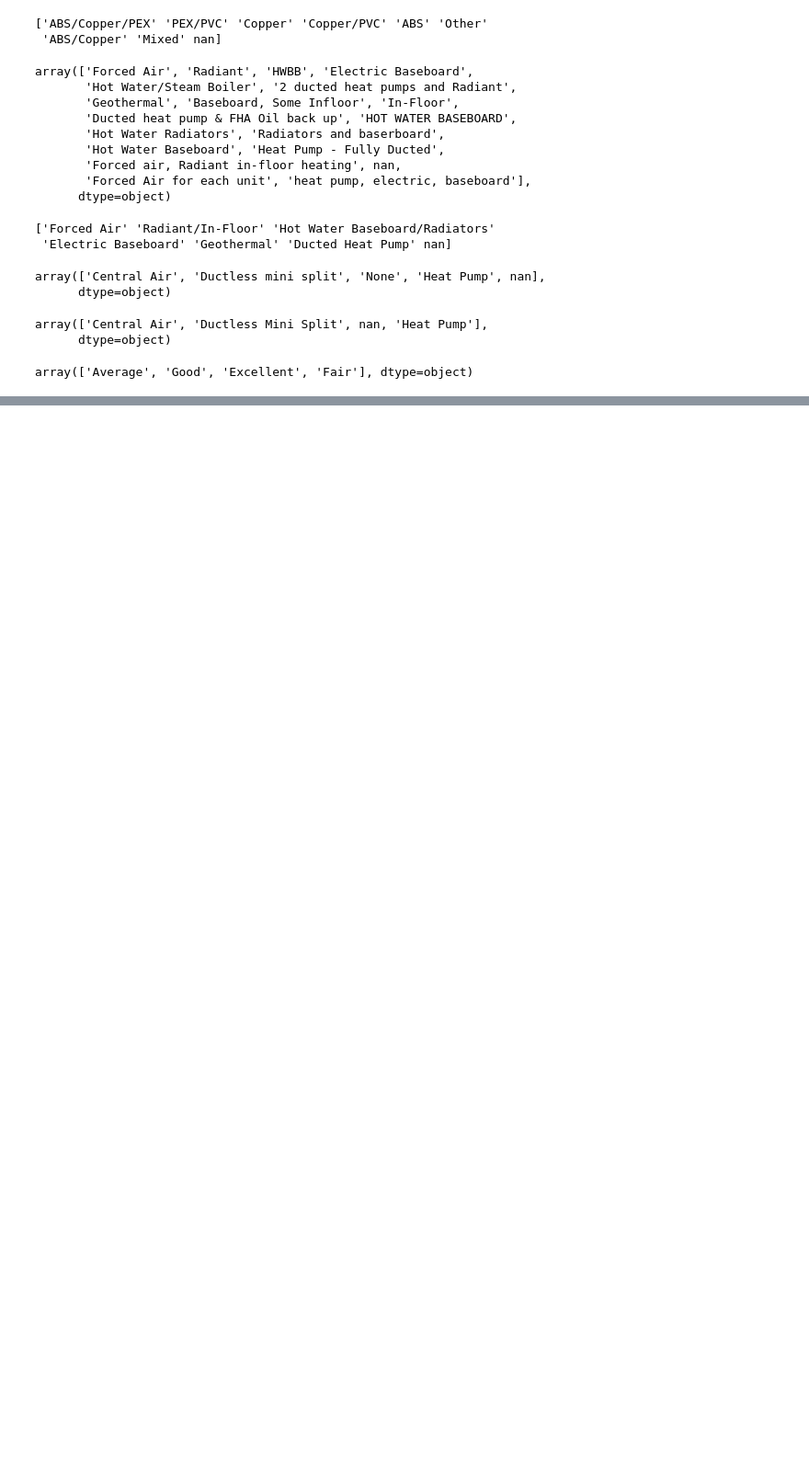
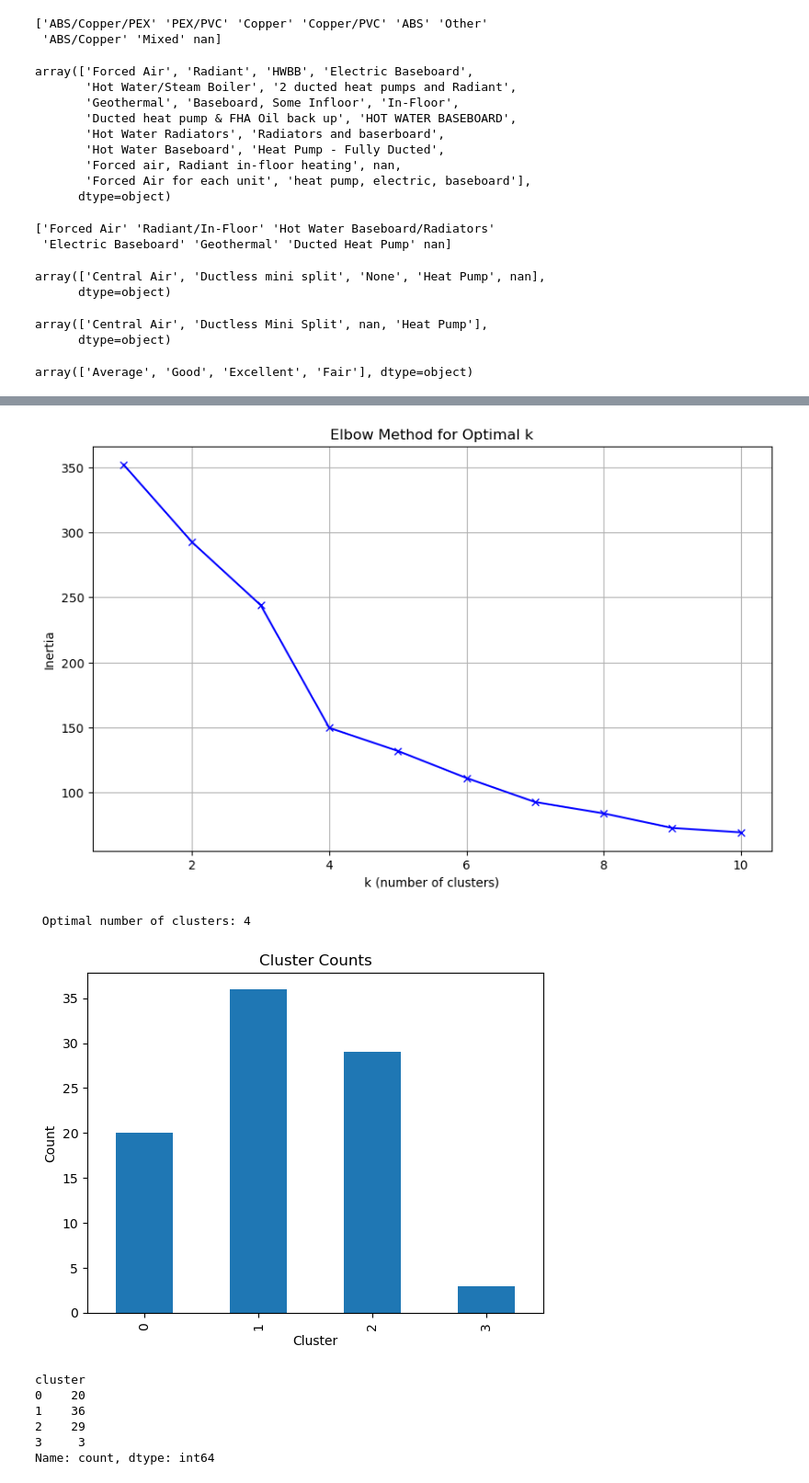
Before and after one commit to pranjali-22/Property-Recommendation-System, a Jupyter notebook: pipeline.ipynb, the cells around one changed output, grey strips where cells are left out. Shown at 92% size. Cells and saved outputs as stored; diff of their text form; code cells hidden in the pictures; blank space fills up the shorter version.

```diff
--- a/pipeline.ipynb
+++ b/pipeline.ipynb
@@ -1405,0 +1504,49 @@ normalized_df.describe()
+# %%
+numeric_parsed_columns = [
+    'subject.num_baths_parsed',
+    'subject.num_beds_parsed',
+    'subject.effective_age_parsed',
+    'subject.remaining_economic_life_parsed'
+]
+X = normalized_df[numeric_parsed_columns]
+imputer = SimpleImputer(strategy = "median")
+X_imputed = imputer.fit_transform(X)
+scaler = StandardScaler()
+X_scaled = scaler.fit_transform(X_imputed)
+interias = []
+k_values = range(1,11)
+for k in k_values:
+    kmeans = KMeans(n_clusters = k, random_state = 42)
+    kmeans.fit(X_scaled)
+    interias.append(kmeans.inertia_)
+plt.figure(figsize=(10,6))
+plt.plot(k_values,interias,'bx-')
+plt.xlabel('k (number of clusters)')
+plt.ylabel('Inertia')
+plt.title('Elbow Method for Optimal k')
+plt.grid(True)
+plt.show()
+
+kneedle = KneeLocator(list(k_values),interias,S=1.0,curve = 'convex',direction = 'decreasing')
+optimal_k = kneedle.elbow
+print(f"\n Optimal number of clusters: {optimal_k}")
+
+kmeans = KMeans(n_clusters = optimal_k, random_state = 42)
+cluster_lables = kmeans.fit_predict(X_scaled)
+normalized_df['cluster'] = cluster_lables
+normalized_df['cluster'].value_counts().sort_index().plot(kind = 'bar')
+plt.title('Cluster Counts')
+plt.xlabel('Cluster')
+plt.ylabel('Count')
+plt.show()
+normalized_df['cluster'].value_counts().sort_index()
+# %% [output]
+[figure, added]
+ Optimal number of clusters: 4
+[figure, added]
+cluster
+0    20
+1    36
+2    29
+3     3
+Name: count, dtype: int64
```
Also changed, not shown: parts of 9 cells of this notebook.
